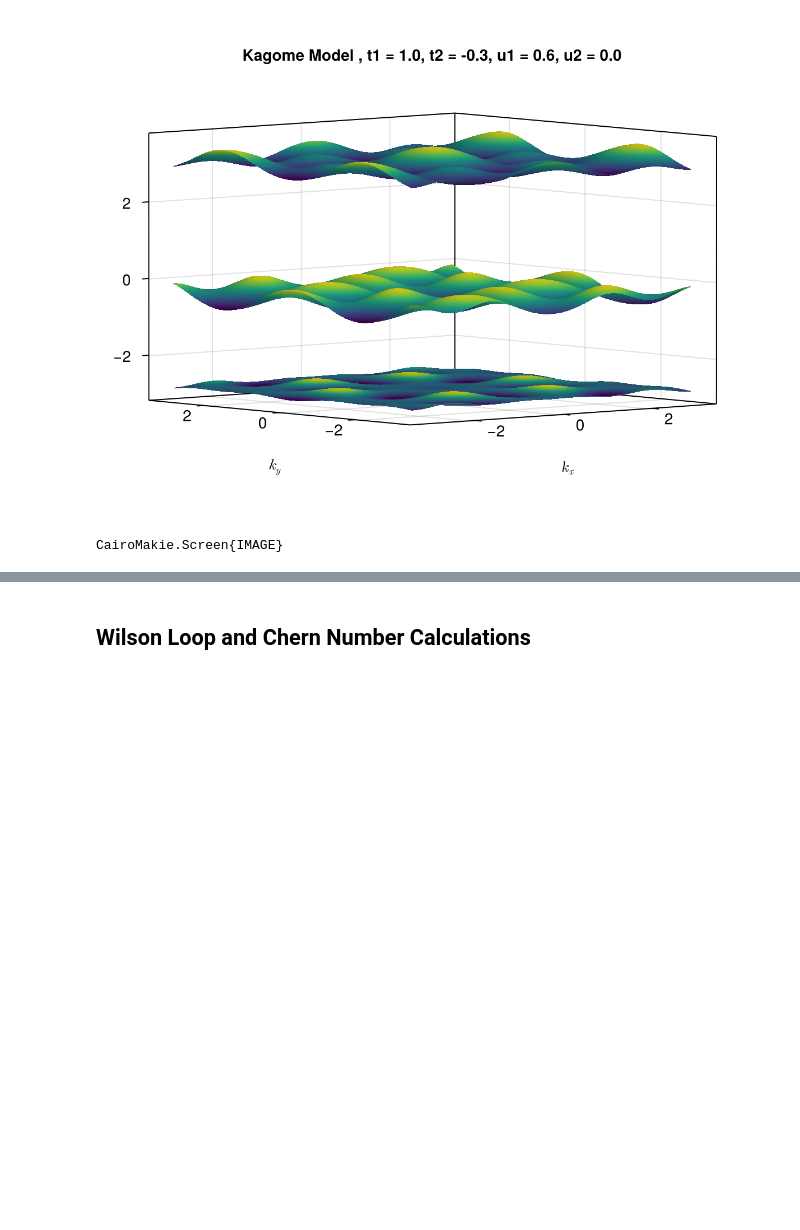
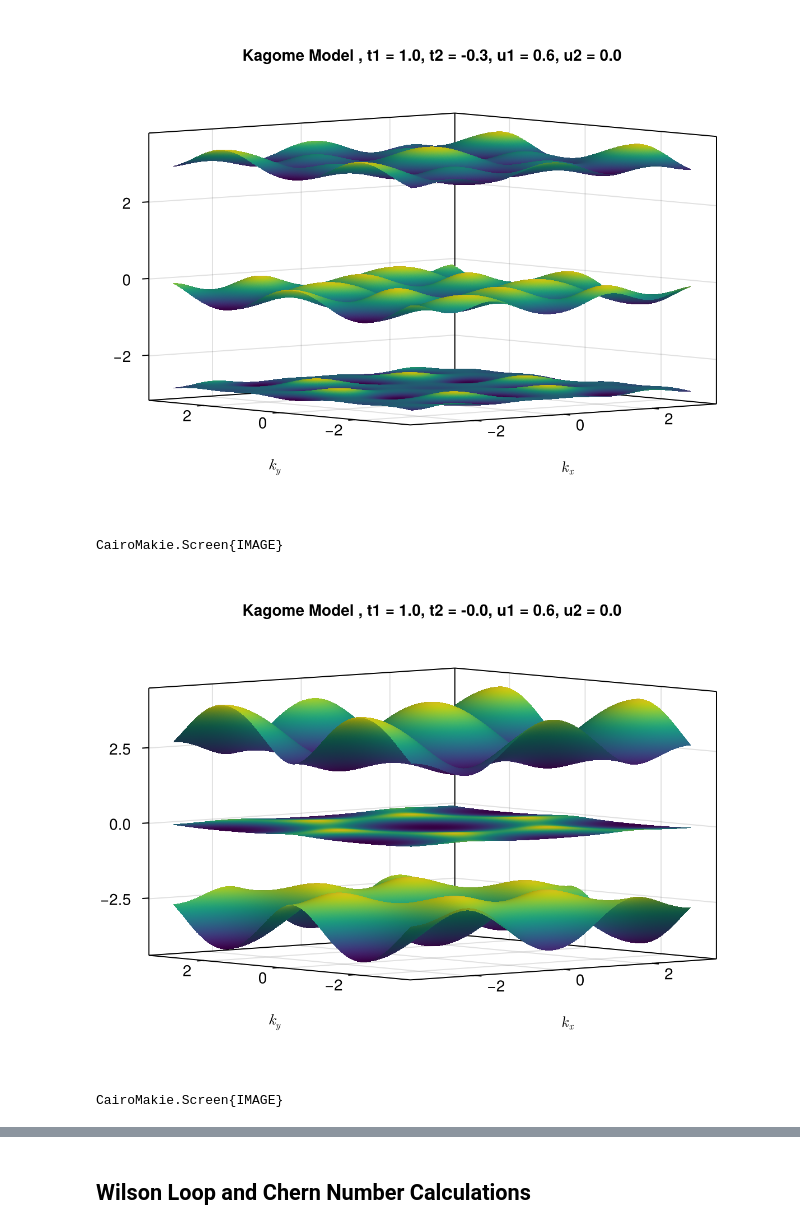
Before and after one commit to nabil-atlam/kagome, a Jupyter notebook: KagomeTransport/notebooks/KagomePhaseDiagram.ipynb, the cells around one changed output, grey strips where cells are left out. Saved outputs shown, nothing was run; the diff lists cells and outputs as text; code cells hidden in the pictures; blank space fills up the shorter version.

Commit message:
kagome chern number

```diff
--- a/KagomeTransport/notebooks/KagomePhaseDiagram.ipynb
+++ b/KagomeTransport/notebooks/KagomePhaseDiagram.ipynb
@@ -146,3 +146,8 @@ plot_bands3D_Kagome(t1 = 1.0, t2 = -0.3, u1 = 0.6, u2 = 0.0)
 # %% [output]
 [figure]
 CairoMakie.Screen{IMAGE}
+# %%
+plot_bands3D_Kagome(t1 = 1.0, t2 = -0.0, u1 = 0.6, u2 = 0.0)
+# %% [output]
+[figure, added]
+CairoMakie.Screen{IMAGE}
```
Also changed, not shown: parts of 3 cells of this notebook.
